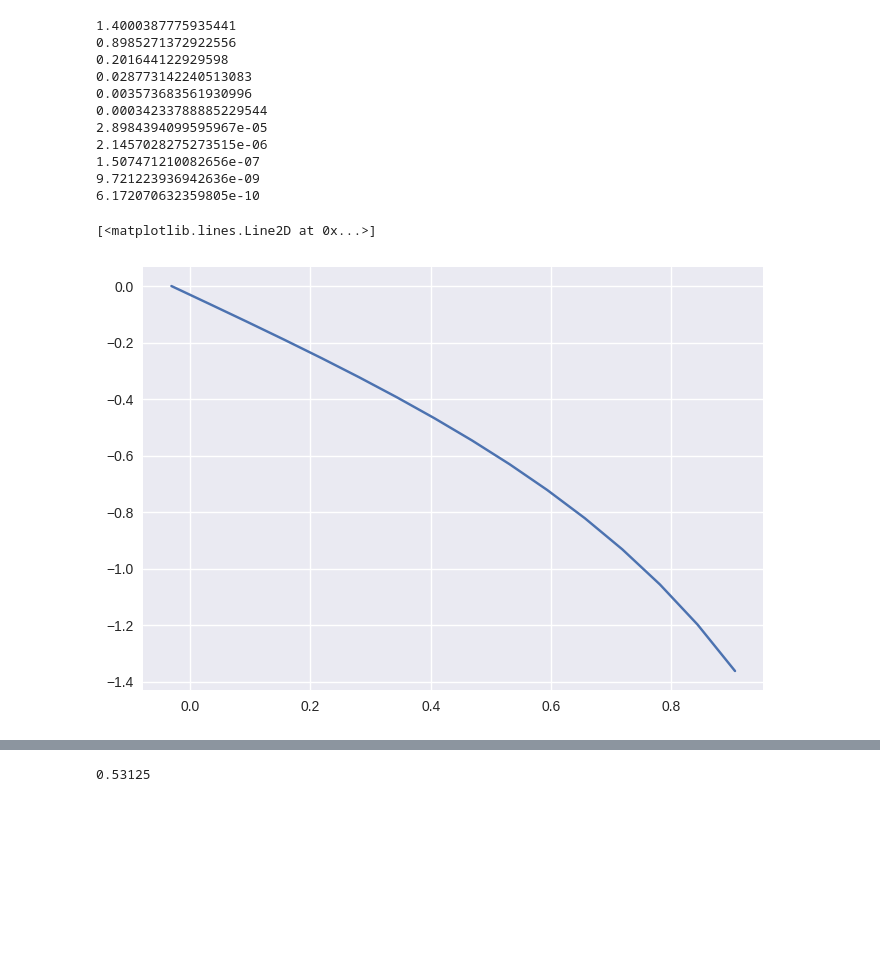
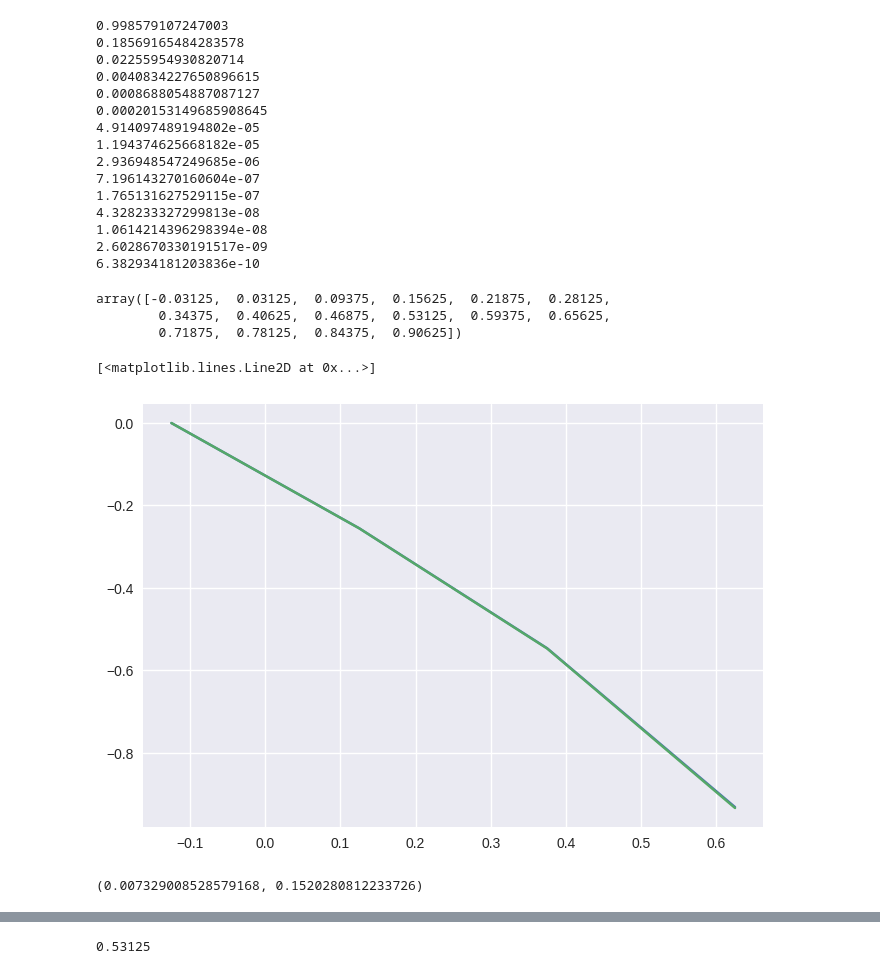
Before and after one commit to alizma/APMA1940Y-FinalProject, a Jupyter notebook: haar_ode.ipynb, the cells around one changed output, grey strips where cells are left out. Cells and saved outputs as stored; diff of their text form; code cells hidden in the pictures; blank space fills up the shorter version.

Commit message:
added parameterized problem example + sample plots

```diff
--- a/haar_ode.ipynb
+++ b/haar_ode.ipynb
@@ -14,0 +149,6 @@ mpl.style.use('seaborn')
+# %%
+def L2_error(approx, exact):
+    return np.sqrt(1 / len(approx) * np.sum((exact-approx)**2))
+
+def _integrator(t, Y):
+    return [Y[1], -2*Y[0]*Y[1]]
@@ -15,7 +269,7 @@ mpl.style.use('seaborn')
 # %%
 # y''(x) = -2 y(x) y'(x), y(0) = 0, y'(0) = -1 NOT A PAPER EXAMPLE!
 # y(x) = -tan(x)
-J = 3
+J = 1
 N = 2**(J + 1)
 j = np.arange(0, N)
 x = (j - 0.5) / N
@@ -74,23 +328,37 @@ y = alpha1 + x * beta1 + S
 
 yexact = - np.tan(x)
 # %% [output]
-1.4000387775935441
-0.8985271372922556
-0.201644122929598
-0.028773142240513083
-0.003573683561930996
-0.00034233788885229544
-2.8984394099595967e-05
-2.1457028275273515e-06
-1.507471210082656e-07
-9.721223936942636e-09
-6.172070632359805e-10
+0.998579107247003
+0.18569165484283578
+0.02255954930820714
+0.0040834227650896615
+0.0008688054887087127
+0.00020153149685908645
+4.914097489194802e-05
+1.194374625668182e-05
+2.936948547249685e-06
+7.196143270160604e-07
+1.765131627529115e-07
+4.328233327299813e-08
+1.0614214396298394e-08
+2.6028670330191517e-09
+6.382934181203836e-10
 # %%
 def _integrator(Y, t):
     return [Y[1], -2*Y[0]*Y[1]]
+def _integrator2(t, Y):
+    return [Y[1], -2*Y[0]*Y[1]]
+# %%
+x
+# %% [output]
+array([-0.03125,  0.03125,  0.09375,  0.15625,  0.21875,  0.28125,
+        0.34375,  0.40625,  0.46875,  0.53125,  0.59375,  0.65625,
+        0.71875,  0.78125,  0.84375,  0.90625])
 # %%
-integrator_soln = integrate.odeint(_integrator, [0, -1], x)
+integrator_soln = integrate.odeint(_integrator, [0, -1], x) # , x
+integrator_soln2 = integrate.solve_ivp(_integrator2, t_span=[min(x), max(x)], t_eval=x, y0=[0, -1], method='BDF') # , t_eval=x
 plt.plot(x, integrator_soln[:,0])
+plt.plot(x, integrator_soln2.y[0,:])
 # %% [output]
 [<matplotlib.lines.Line2D at 0x...>]
-[figure, old version]
+[figure, new version]
@@ -97,2 +368,6 @@ plt.plot(x, integrator_soln[:,0])
+# %%
+L2_error(y, yexact), L2_error(y, integrator_soln[:, 0])
+# %% [output]
+(0.007329008528579168, 0.1520280812233726)
 # %%
 #plt.plot(x, y, marker='.',  markerfacecolor='white', markersize=24, label="Wavelet Numerical")
```
Also changed, not shown: parts of 12 cells of this notebook, 7 other files.
